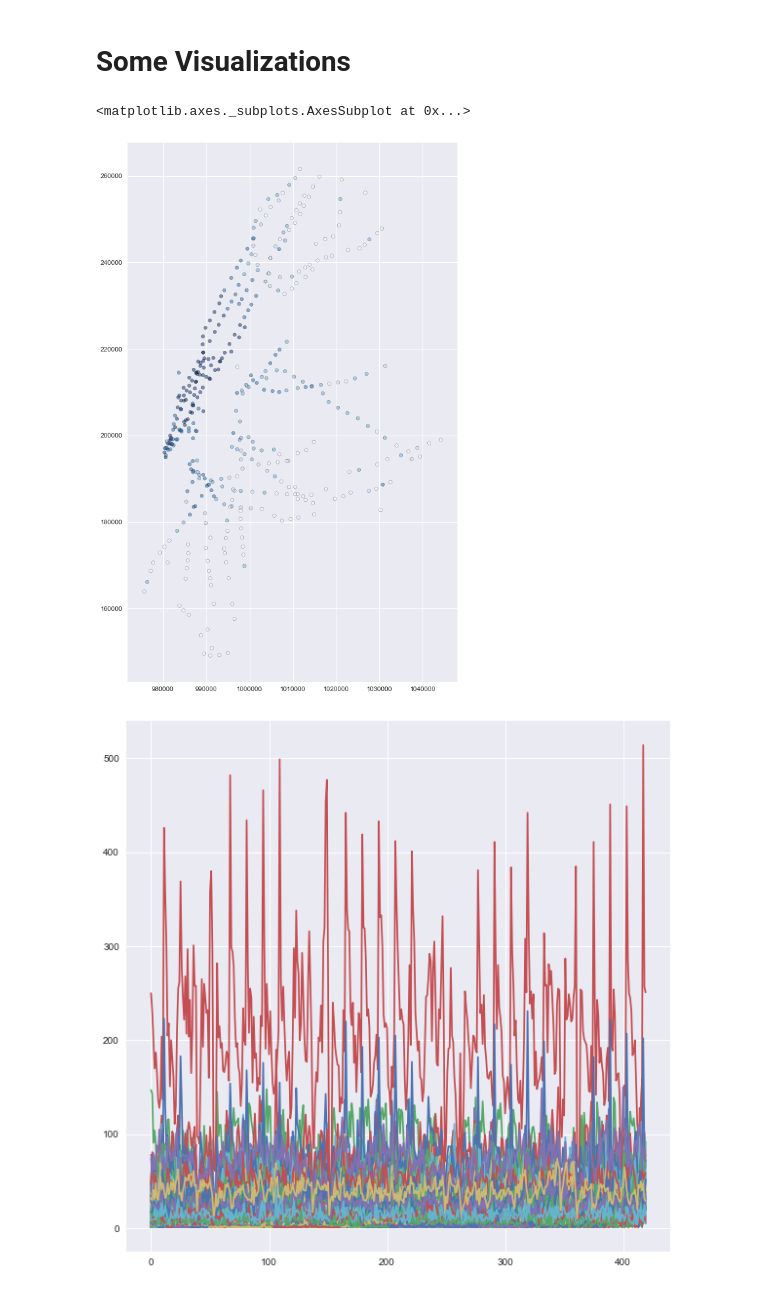
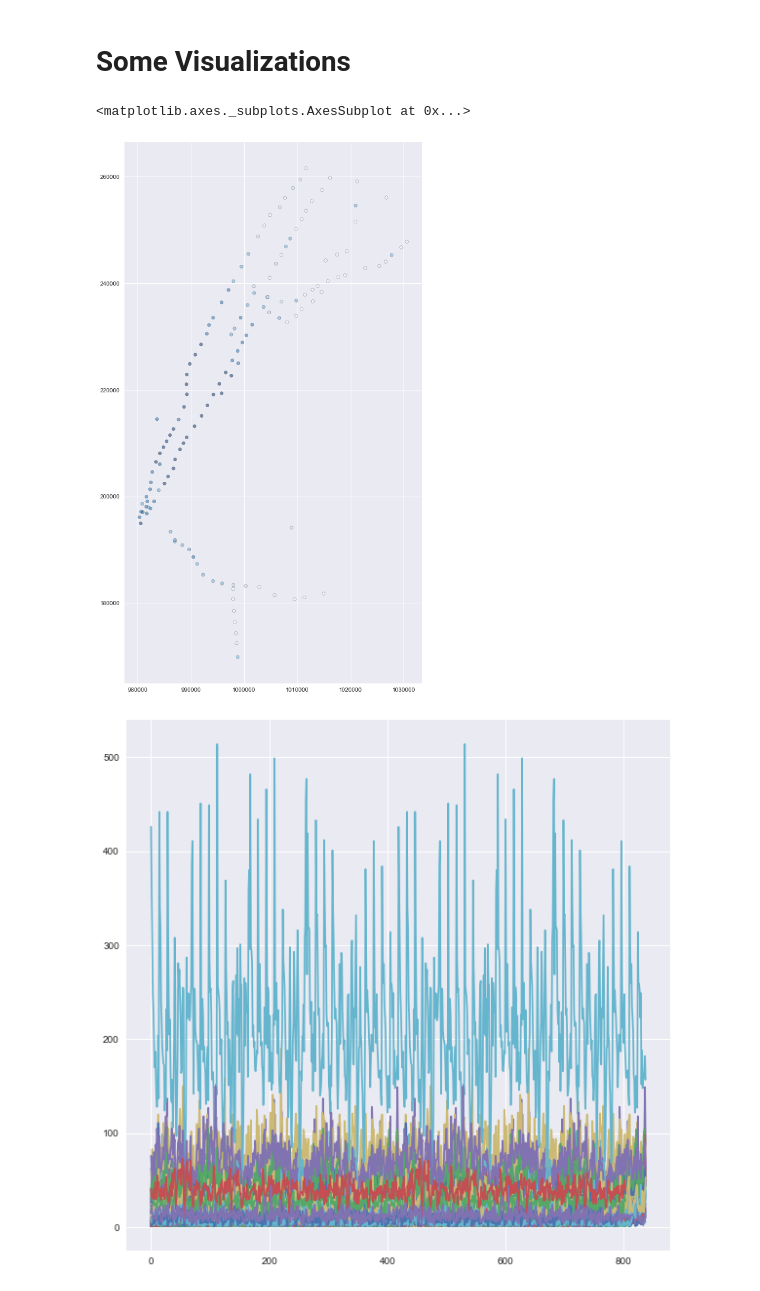
Before and after one commit to shayle/subway_taxi, a Jupyter notebook: Exploratory_Data.ipynb, the cells around one changed output. Saved outputs shown, nothing was run; the diff lists cells and outputs as text; code cells hidden in the pictures.

```diff
--- a/Exploratory_Data.ipynb
+++ b/Exploratory_Data.ipynb
@@ -55,6 +55,8 @@ merged = final.merge(df95, left_on = 'keycol', right_on = 'keycol', how = 'right
 merged.set_index('keycol', inplace = True)
 # %% [markdown]
 # Read in subway shapefile, create 300 foot buffer
+# %%
+merged = pd.read_csv('/Users/shay/CUSP/BDM/subway_taxi_project/merged_4_30.csv')
 # %%
 filepath = '/Users/shay/CUSP/BDM/subway_taxi_project/data/subwaystations/subwaystations.shp'
 subwayst = gpd.read_file(filepath)
@@ -69,7 +71,7 @@ subwayst.set_geometry('buffer', crs = 2263, inplace = True)
 # %%
 subwayst.objectid = subwayst.objectid.map(lambda x: int(x))
 # %%
-subwaytaxi = subwayst.merge(final, left_on = 'objectid', right_on = 'Station', how = 'right')
+subwaytaxi = subwayst.merge(merged, left_on = 'objectid', right_on = 'Station', how = 'right')
 # %% [markdown]
 # Some Visualizations
 # %%
@@ -83,13 +85,13 @@ viz_df = gpd.GeoDataFrame(viz_df, geometry = 'buffer')
 viz_df.plot('Taxi_Rides', figsize = (9, 20), cmap = cm.Blues, scheme = 'percentages', linewidth = .2)
 # %% [output]
 <matplotlib.axes._subplots.AxesSubplot at 0x...>
-[figure, old version]
+[figure, new version]
 # %%
-subwaytaxi.sort_values(['Date', 'Hour'], inplace = True)
+merged.sort_values(['Date', 'Hour'], inplace = True)
 fig = pl.figure(figsize(10, 10))
 for station in subwaytaxi.objectid.unique():
     filterd = subwaytaxi[subwaytaxi.objectid == station]
     pl.plot(range(len(filterd)), filterd.Taxi_Rides, label = filterd.name.iloc[0])
 # %% [output]
-[figure, old version]
+[figure, new version]
 # %%
```
Also changed, not shown: parts of 48 cells of this notebook.
